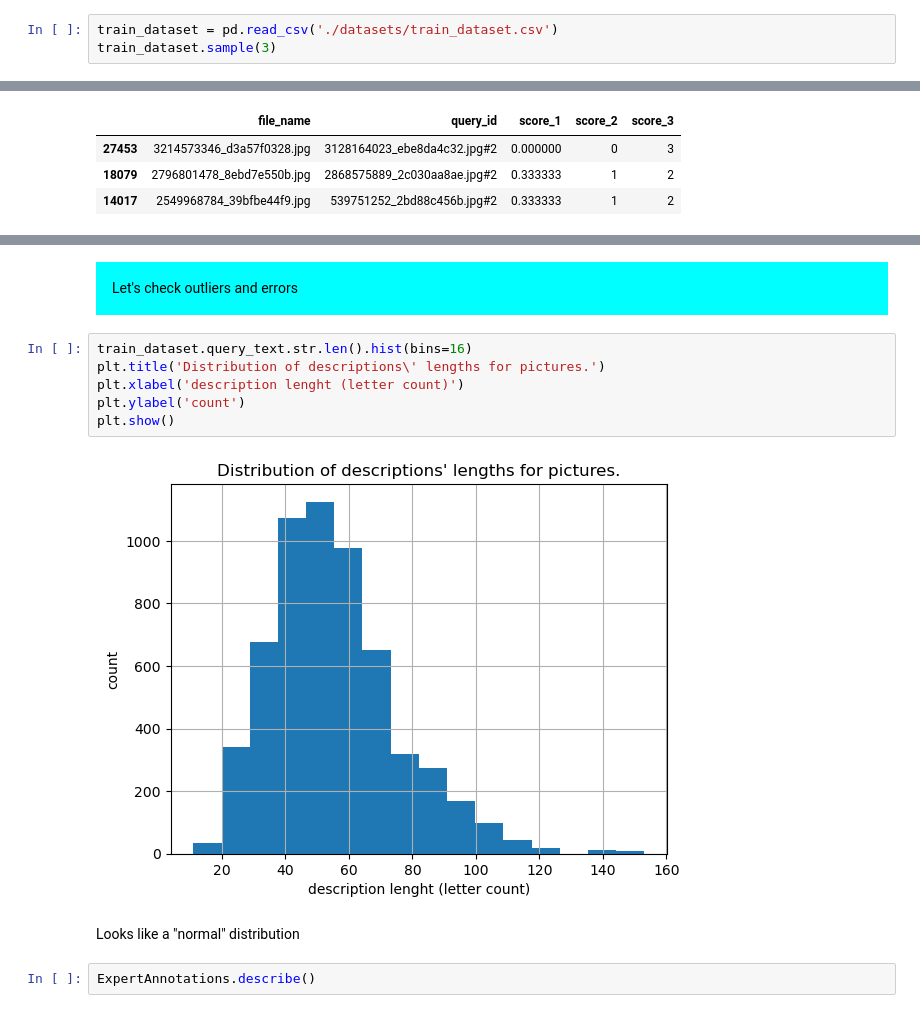
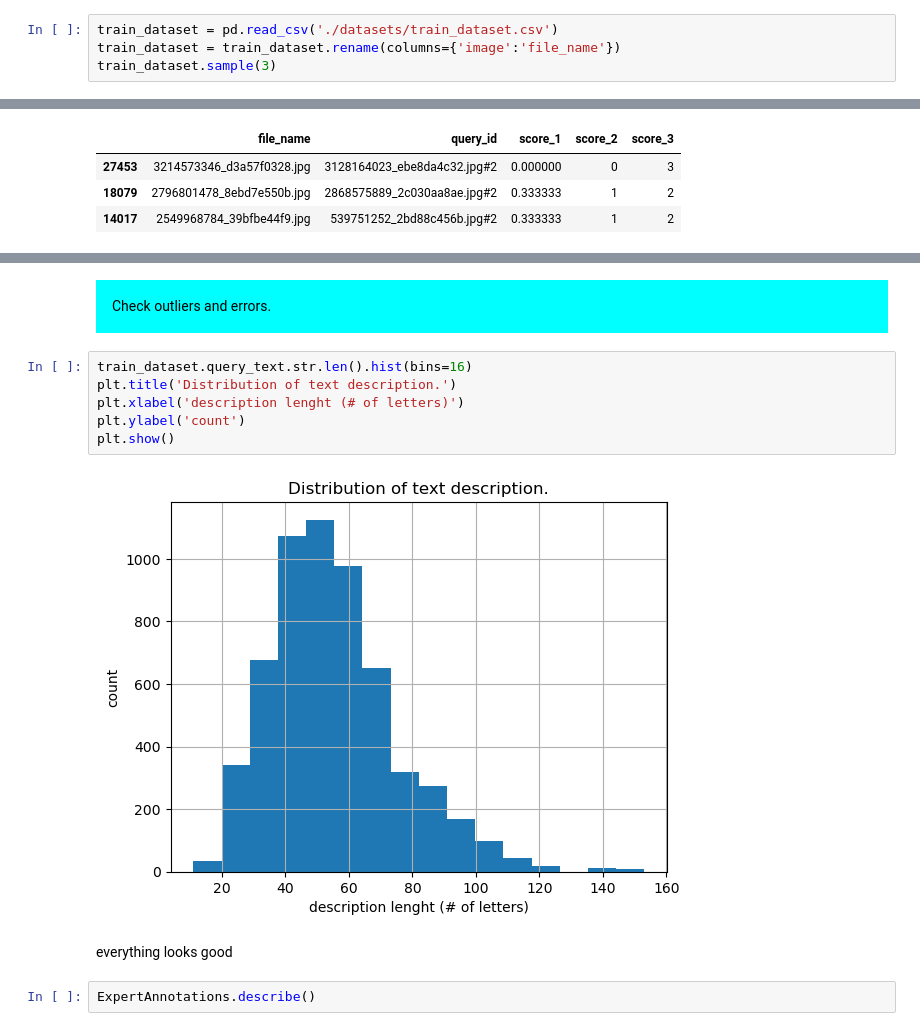
Before and after one commit to vzwork/deep_image_search, a Jupyter notebook: project_en.ipynb, the cells around one changed output, grey strips where cells are left out. Cells and saved outputs as stored; diff of their text form.

```diff
--- a/project_en.ipynb
+++ b/project_en.ipynb
@@ -64,5 +93,6 @@ test_images.sample(3)
 | 68 | 957682378_46c3b07bcd.jpg |
 # %%
 train_dataset = pd.read_csv('./datasets/train_dataset.csv')
+train_dataset = train_dataset.rename(columns={'image':'file_name'})
 train_dataset.sample(3)
 # %% [output]
@@ -108,17 +132,17 @@ Data Info:
 # %% [markdown]
 <div style="padding:1rem;background:aqua;">
-    Let's check outliers and errors
+    Check outliers and errors.
 </div>
 # %%
 train_dataset.query_text.str.len().hist(bins=16)
-plt.title('Distribution of descriptions\' lengths for pictures.')
-plt.xlabel('description lenght (letter count)')
+plt.title('Distribution of text description.')
+plt.xlabel('description lenght (# of letters)')
 plt.ylabel('count')
 plt.show()
 # %% [output]
-[figure, old version]
+[figure, new version]
-# %% [markdown]
-Looks like a "normal" distribution
+# %% [markdown]
+everything looks good
 # %%
 ExpertAnnotations.describe()
 # %% [output]
```
Also changed, not shown: parts of 122 cells of this notebook, 1 other file.
